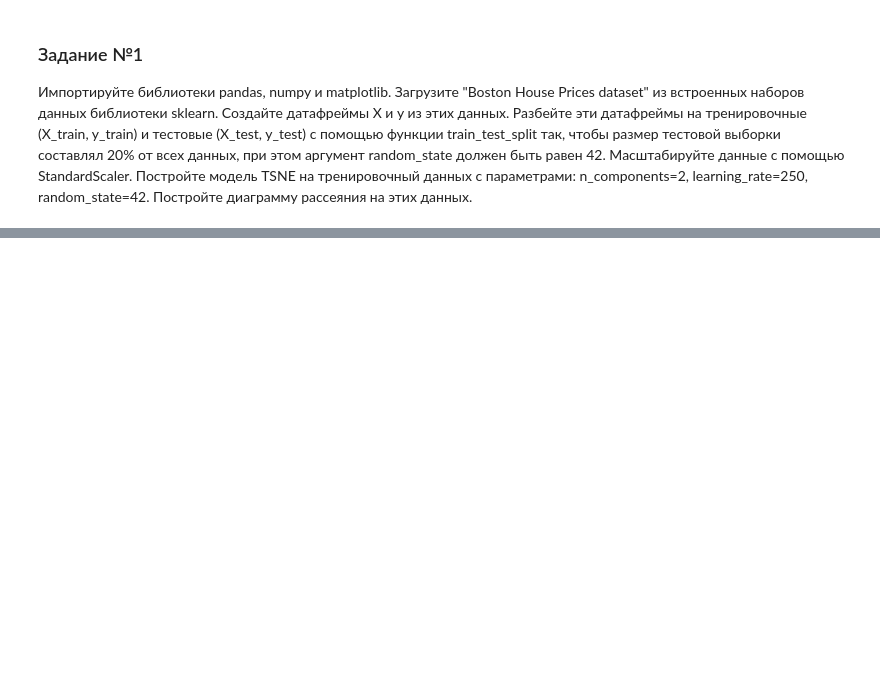
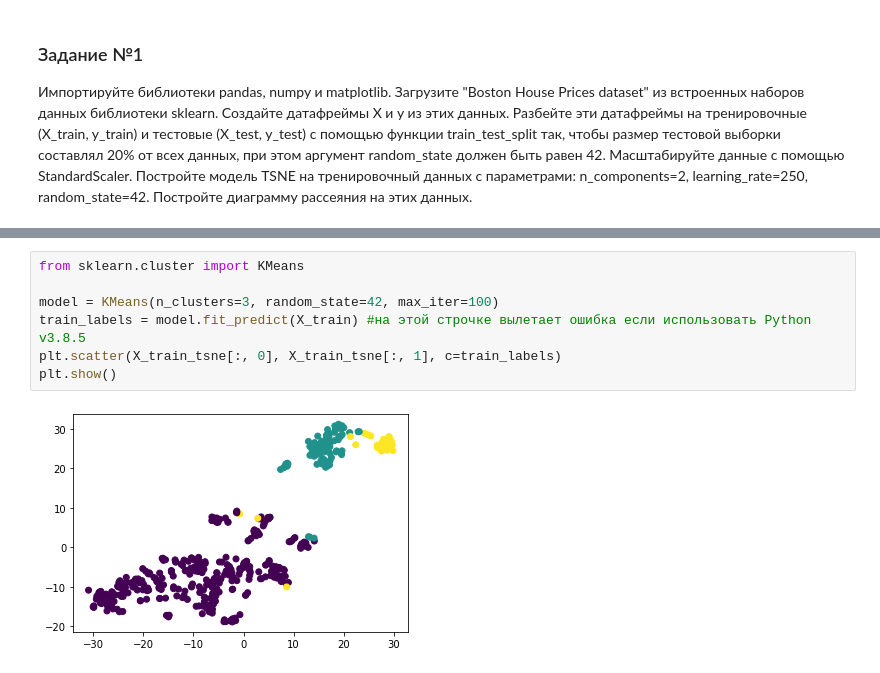
Before and after one commit to DmitriyNovikov0/Python_lib_, a Jupyter notebook: lesson5/HW5.ipynb, the cells around one changed output, grey strips where cells are left out. Drawn from its saved outputs; the diff is of its cells as text; blank space fills up the shorter version.

```diff
--- a/lesson5/HW5.ipynb
+++ b/lesson5/HW5.ipynb
@@ -27,0 +57,9 @@ n_components=2, learning_rate=250, random_state=42.
+# %%
+from sklearn.cluster import KMeans
+
+model = KMeans(n_clusters=3, random_state=42, max_iter=100)
+train_labels = model.fit_predict(X_train) #на этой строчке вылетает ошибка если использовать Python v3.8.5
+plt.scatter(X_train_tsne[:, 0], X_train_tsne[:, 1], c=train_labels)
+plt.show()
+# %% [output]
+[figure, added]
```
Also changed, not shown: parts of 9 cells of this notebook, 2 other files.
